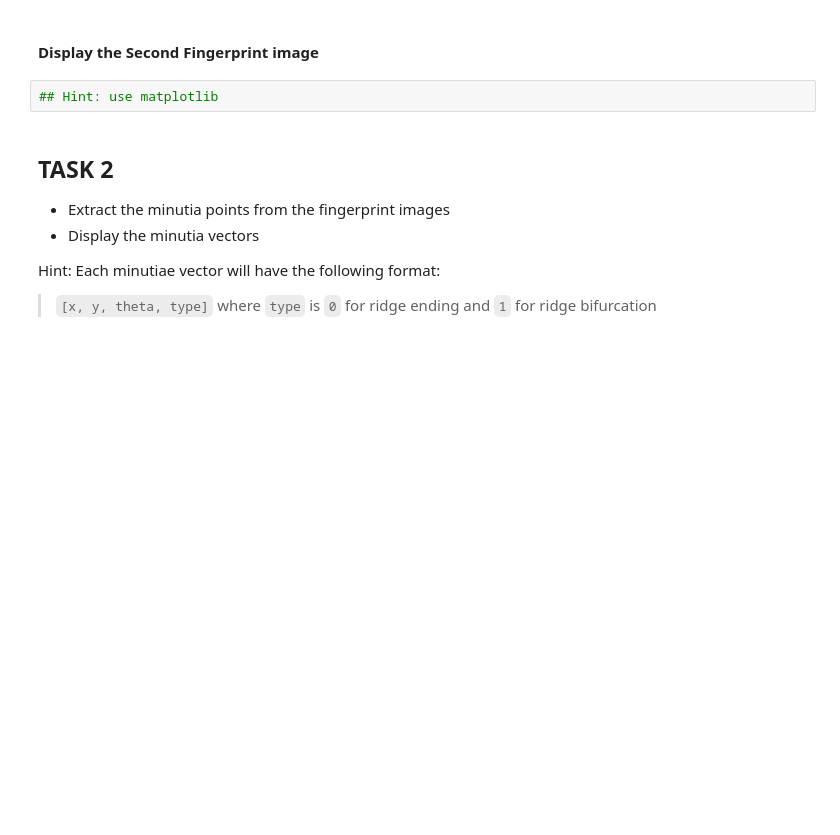
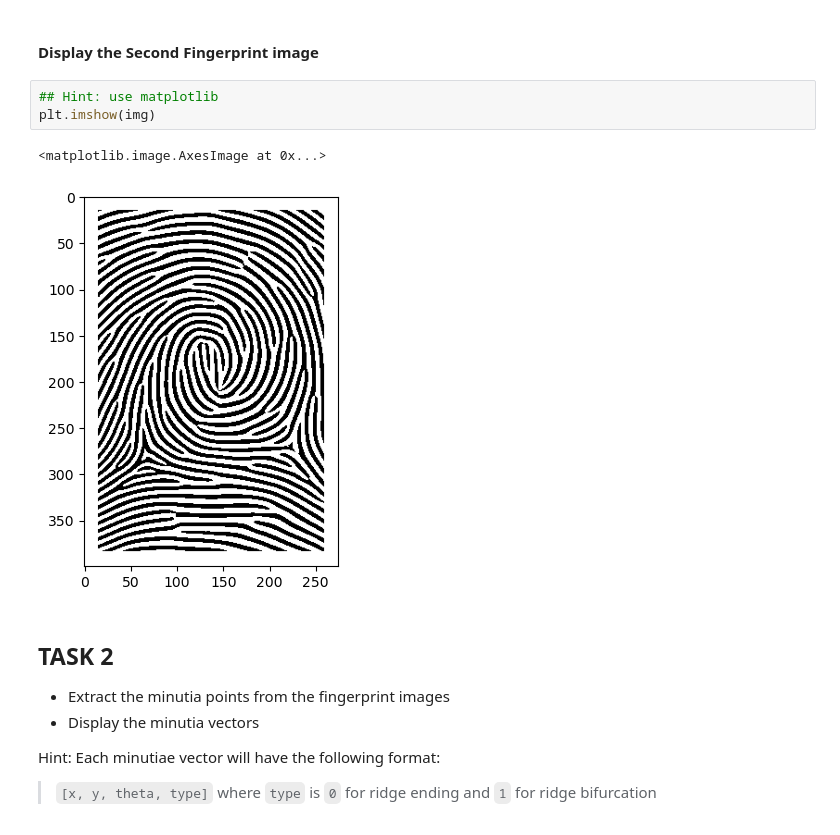
Before and after one commit to nishkalprakash/learn-fingerprint-processing, a Jupyter notebook: milestone_2.ipynb, the cells around one changed output. Saved outputs shown, nothing was run; the diff lists cells and outputs as text; blank space fills up the shorter version.

```diff
--- a/milestone_2.ipynb
+++ b/milestone_2.ipynb
@@ -26,6 +34,10 @@ You may add more code and markdown cells as needed
 #### Display the Second Fingerprint image
 # %%
 ## Hint: use matplotlib
+plt.imshow(img)
+# %% [output]
+<matplotlib.image.AxesImage at 0x...>
+[figure, added]
 # %% [markdown]
 ## TASK 2
 * Extract the minutia points from the fingerprint images
```
Also changed, not shown: parts of 18 cells of this notebook.
